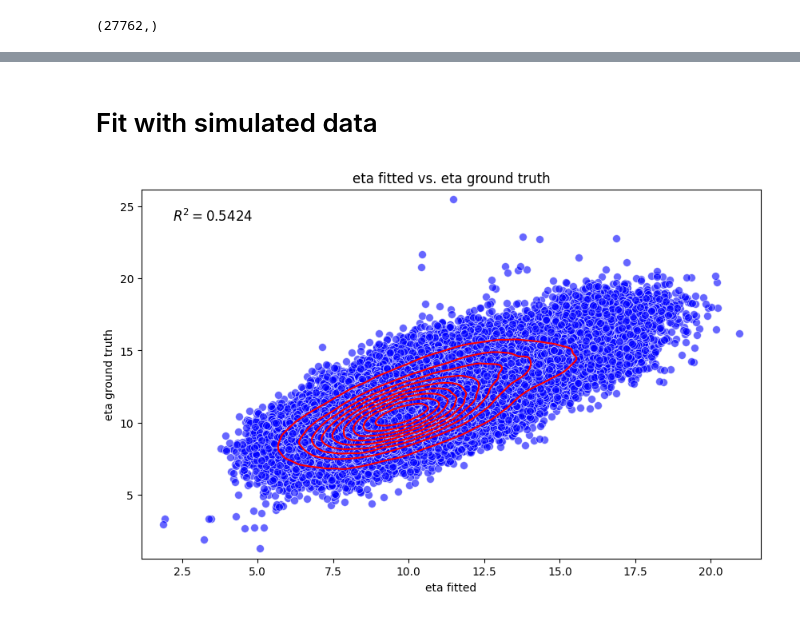
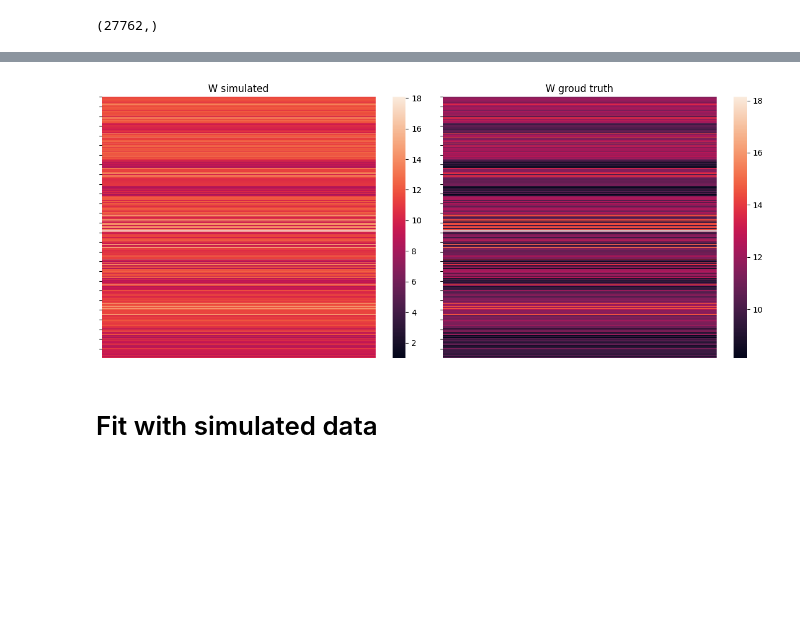
Before and after one commit to azizilab/echidna, a Jupyter notebook: notebooks/simulation.ipynb, the cells around one changed output, grey strips where cells are left out. Cells and saved outputs as stored; diff of their text form; code cells hidden in the pictures; blank space fills up the shorter version.

```diff
--- a/notebooks/simulation.ipynb
+++ b/notebooks/simulation.ipynb
@@ -94,3 +104,26 @@ W_simulated.shape
+# %%
+# Create subplots
+fig, axes = plt.subplots(1, 2, figsize=(12, 5))  # 1 row, 2 columns
+
+# Plot the first heatmap
+sns.heatmap(W_simulated.reshape(-1, 1), ax=axes[0], vmin=1)
+axes[0].set_title('W simulated')
+axes[0].set_xticks([])
+axes[0].set_yticklabels([])
+
+# Plot the second heatmap
+sns.heatmap(W_obs.numpy().reshape(-1, 1), ax=axes[1])
+axes[1].set_title("W groud truth")
+axes[1].set_xticks([])
+axes[1].set_yticklabels([])
+
+# Adjust layout
+plt.tight_layout()
+
+# Show the plot
+plt.show()
+# %% [output]
+[figure, added]
 # %% [markdown]
 # Fit with simulated data
 # %%
@@ -106,29 +135,0 @@ import seaborn as sns
-# %%
-x = eta_learned.flatten()
-y = eta_ground_truth.flatten()
-
-# Perform linear regression to get the R^2 value
-slope, intercept, r_value, p_value, std_err = linregress(x, y)
-r_squared = r_value**2
-
-# Create a DataFrame
-data = pd.DataFrame({'eta_learned': x, 'eta_ground': y})
-
-# Plot the scatter plot
-plt.figure(figsize=(10, 6))
-scatter = sns.scatterplot(data=data, x='eta_learned', y='eta_ground', s=50, color='blue', alpha=0.6)
-
-# Overlay the contour plot
-contour = sns.kdeplot(data=data, x='eta_learned', y='eta_ground', levels=10, color='red', linewidths=1.5)
-
-# Annotate the R^2 value on the plot
-plt.text(0.05, 0.95, f'$R^2 = {r_squared:.4f}$', transform=plt.gca().transAxes,
-         fontsize=12, verticalalignment='top')
-
-# Show plot
-plt.title('eta fitted vs. eta ground truth')
-plt.xlabel('eta fitted')
-plt.ylabel('eta ground truth')
-plt.show()
-# %% [output]
-[figure, removed]
```
Also changed, not shown: parts of 13 cells of this notebook, 2 other files.
